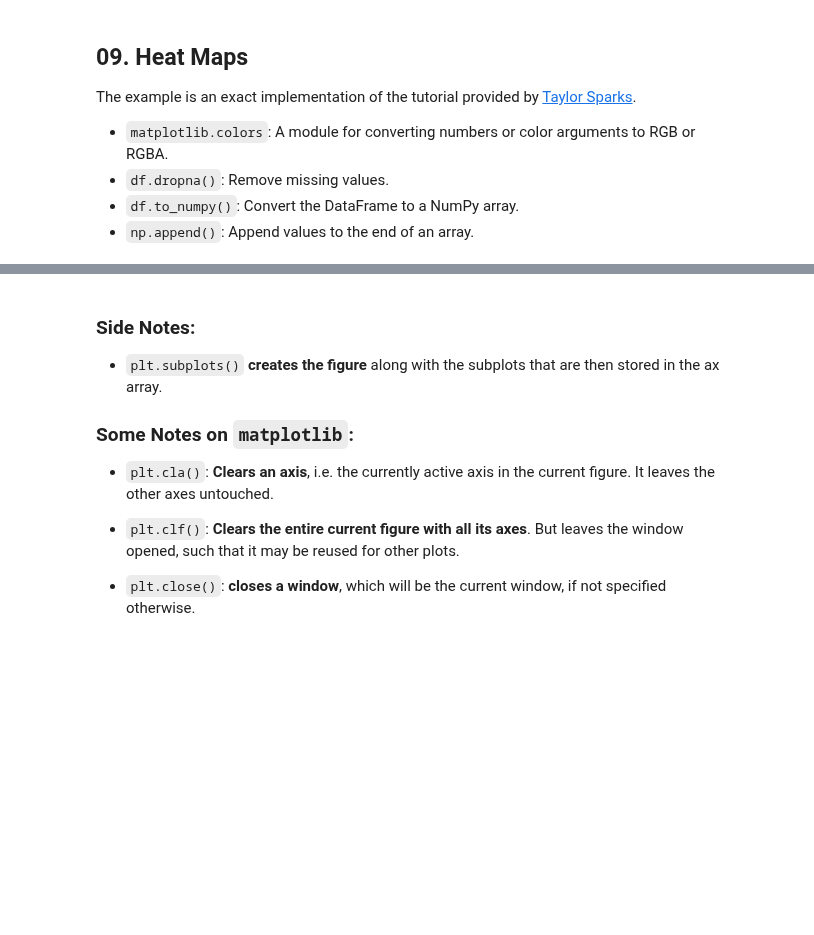
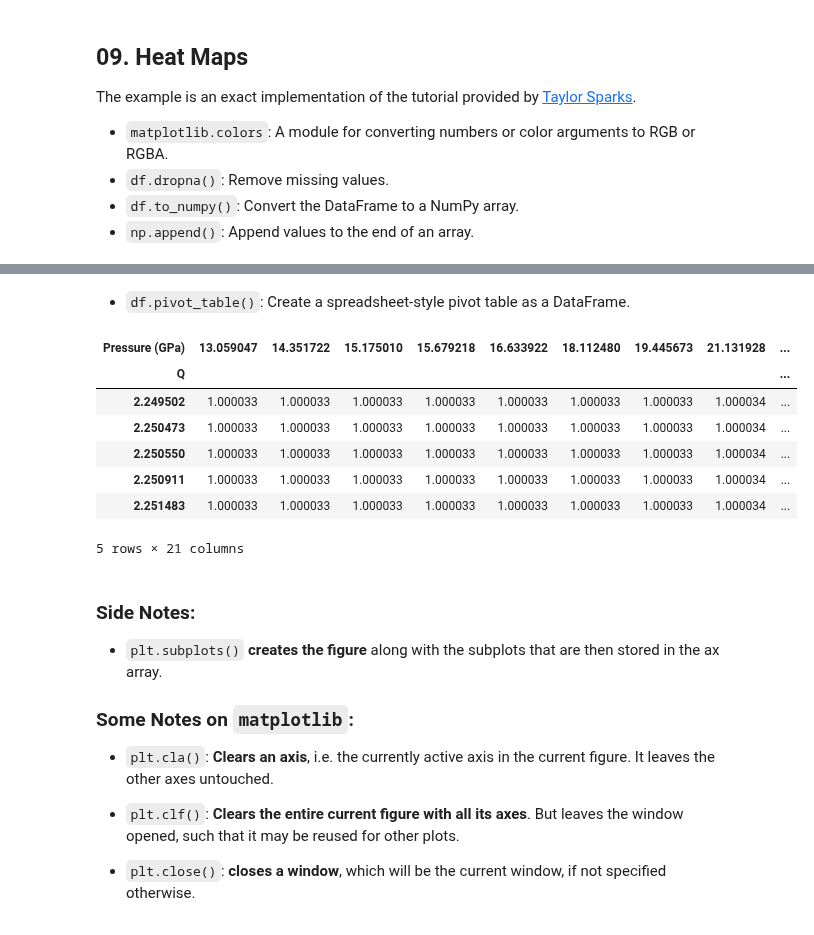
Before and after one commit to DavoodSZ1993/Python_Tutorial, a Jupyter notebook: 1_matplotlib_plots.ipynb, the cells around one changed output, grey strips where cells are left out. Cells and saved outputs as stored; diff of their text form; code cells hidden in the pictures; blank space fills up the shorter version.

```diff
--- a/1_matplotlib_plots.ipynb
+++ b/1_matplotlib_plots.ipynb
@@ -355,3 +369,17 @@ dataset = dataset.reset_index().pivot_table(index='Q',columns='Pressure (GPa)',v
+# %% [markdown]
+* `df.pivot_table()`: Create a spreadsheet-style pivot table as a DataFrame.
+# %%
+dataset = dataset.reset_index().pivot_table(index='Q',columns='Pressure (GPa)',values='Intensity')
+dataset.head(5)
+# %% [output]
+| Pressure (GPa) | 13.059047 | 14.351722 | 15.175010 | 15.679218 | 16.633922 | 18.112480 | 19.445673 | 21.131928 | ... |
+| Q |  |  |  |  |  |  |  |  | ... |
+| 2.249502 | 1.000033 | 1.000033 | 1.000033 | 1.000033 | 1.000033 | 1.000033 | 1.000033 | 1.000034 | ... |
+| 2.250473 | 1.000033 | 1.000033 | 1.000033 | 1.000033 | 1.000033 | 1.000033 | 1.000033 | 1.000034 | ... |
+| 2.250550 | 1.000033 | 1.000033 | 1.000033 | 1.000033 | 1.000033 | 1.000033 | 1.000033 | 1.000034 | ... |
+| 2.250911 | 1.000033 | 1.000033 | 1.000033 | 1.000033 | 1.000033 | 1.000033 | 1.000033 | 1.000034 | ... |
+| 2.251483 | 1.000033 | 1.000033 | 1.000033 | 1.000033 | 1.000033 | 1.000033 | 1.000033 | 1.000034 | ... |
+5 rows × 21 columns
 # %% [markdown]
 ### Side Notes:
 * `plt.subplots()` **creates the figure** along with the subplots that are then stored in the ax array.
```
Also changed, not shown: parts of 2 cells of this notebook.
